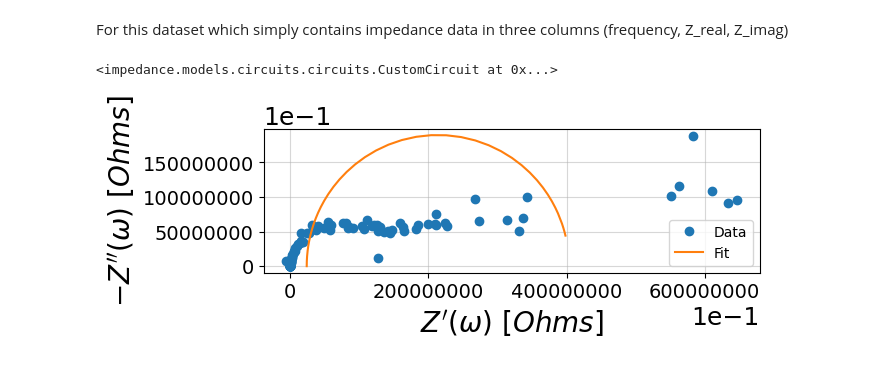
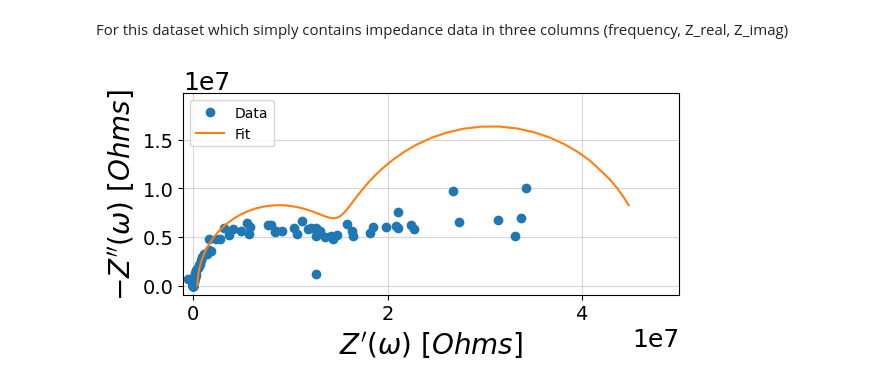
Before and after one commit to Tor91/EIS, a Jupyter notebook: YSZ_data.ipynb, the cells around one changed output. Saved outputs shown, nothing was run; the diff lists cells and outputs as text; code cells hidden in the pictures.

```diff
--- a/YSZ_data.ipynb
+++ b/YSZ_data.ipynb
@@ -18,11 +18,10 @@ from impedance.models.circuits import CustomCircuit
 
 # https://impedancepy.readthedocs.io/en/latest/circuit-elements.html
 
-circuit = 'R0-p(R1,C1)'
-initial_guess = [0.1, 10000, 100000e-12]
+circuit = 'R0-p(R1,C1)-p(R2,C2)'
+initial_guess = [1, 500000, 5e-7, 1000006, 5e-7]
 
 circuit = CustomCircuit(circuit, initial_guess=initial_guess)
+
+circuit.fit(frequencies, Z)
+Z_fit = circuit.predict(frequencies)
-# %%
-circuit.fit(frequencies, Z)
-# %% [output]
-<impedance.models.circuits.circuits.CustomCircuit at 0x...>
@@ -31,12 +28,14 @@ Z_fit = circuit.predict(frequencies)
 # %%
 import matplotlib.pyplot as plt
 from impedance.visualization import plot_nyquist
 
 fig, ax = plt.subplots()
 plot_nyquist(Z, fmt='o', scale=10, ax=ax)
 plot_nyquist(Z_fit, fmt='-', scale=10, ax=ax)
 
 plt.legend(['Data', 'Fit'])
+plt.xlim(-1000000,50000000)
+plt.ticklabel_format(style='sci', axis='both', scilimits=(0,0))
 plt.show()
 # %% [output]
-[figure, old version]
+[figure, new version]
```
Also changed, not shown: parts of 2 cells of this notebook.
